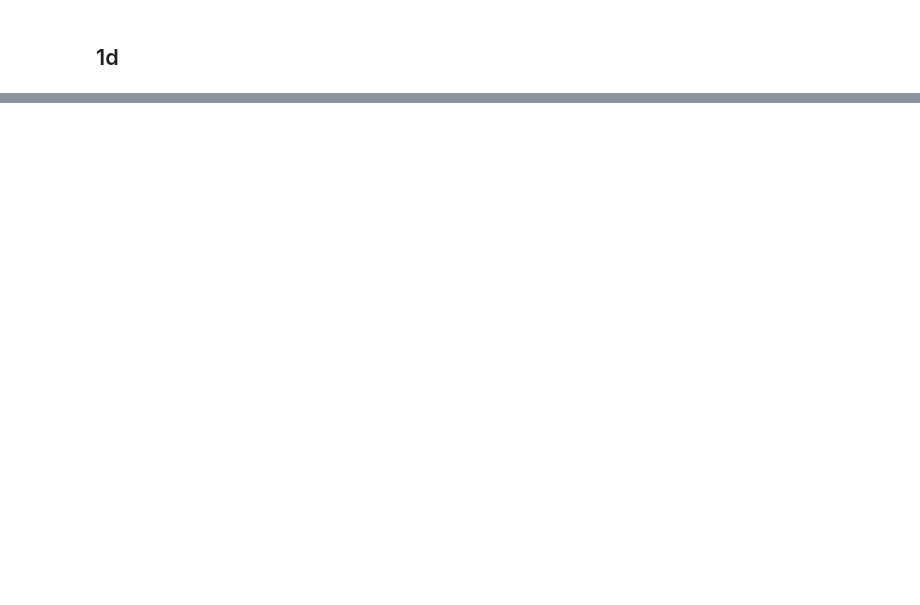
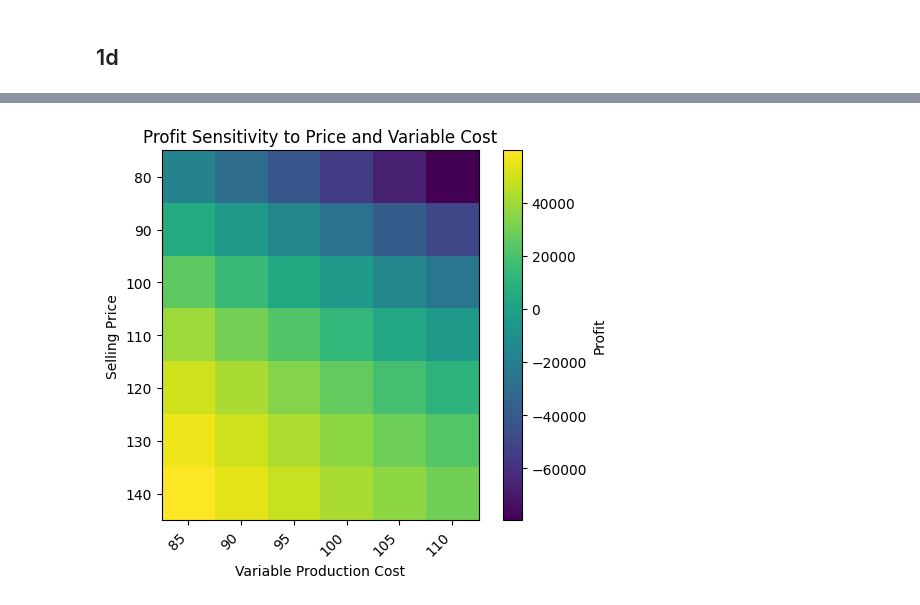
Before and after one commit to Chayammi/Hw2_CY, a Jupyter notebook: hw2_files_s23/HW2-CY.ipynb, the cells around one changed output, grey strips where cells are left out. Saved outputs shown, nothing was run; the diff lists cells and outputs as text; code cells hidden in the pictures; blank space fills up the shorter version.

```diff
--- a/hw2_files_s23/HW2-CY.ipynb
+++ b/hw2_files_s23/HW2-CY.ipynb
@@ -113,15 +97,7 @@ TypeError: attribute name must be string, not 'function'
 # %% [markdown]
 ## 1d
-# %%
-# Create the model object
-model = BusinessModel(fixed_cost=5000, var_cost=100, selling_price=115, spf_constant=4900, spf_linear=-35, spf_quadratic=0.06)
-
-# Define the ranges for selling price and variable production cost
-selling_prices = np.arange(80, 150, 10)
-variable_costs = np.arange(85, 115, 5)
-
-# Generate the data table
-profits = model.data_table(selling_prices, variable_costs)
-
-# Plot the data table
-model.plot_data_table(selling_prices, variable_costs, profits)
+# %%
+# Generate data table
+outputs = ['profit', 'demand']
+dt_param_grid = {'selling_price': np.arange(80, 150, 10), 'var_cost': np.arange(85, 115, 5)}
+data_table = model.data_table(dt_param_grid, outputs)
@@ -127,0 +124,40 @@ model.plot_data_table(selling_prices, variable_costs, profits)
+# %%
+import numpy as np
+import matplotlib.pyplot as plt
+
+# Define the parameter grid
+selling_prices = np.arange(80, 150, 10)
+variable_costs = np.arange(85, 115, 5)
+
+# Extract profit values from the data table and convert to a NumPy array
+profits = data_table['profit'].to_numpy()
+
+# Reshape profit values into a grid
+profits_grid = profits.reshape((len(selling_prices), len(variable_costs)))
+
+# Create the heatmap
+fig, ax = plt.subplots()
+heatmap = ax.imshow(profits_grid, cmap='viridis')
+
+# Set the tick labels and positions for the axes
+ax.set_xticks(np.arange(len(variable_costs)))
+ax.set_yticks(np.arange(len(selling_prices)))
+ax.set_xticklabels(variable_costs)
+ax.set_yticklabels(selling_prices)
+
+# Set the axis labels and title
+ax.set_xlabel('Variable Production Cost')
+ax.set_ylabel('Selling Price')
+ax.set_title('Profit Sensitivity to Price and Variable Cost')
+
+# Create a colorbar
+cbar = fig.colorbar(heatmap)
+cbar.set_label('Profit')
+
+# Rotate the tick labels on the x-axis
+plt.setp(ax.get_xticklabels(), rotation=45, ha='right')
+
+# Show the plot
+plt.show()
+# %% [output]
+[figure, added]
```
Also changed, not shown: parts of 8 cells of this notebook.
